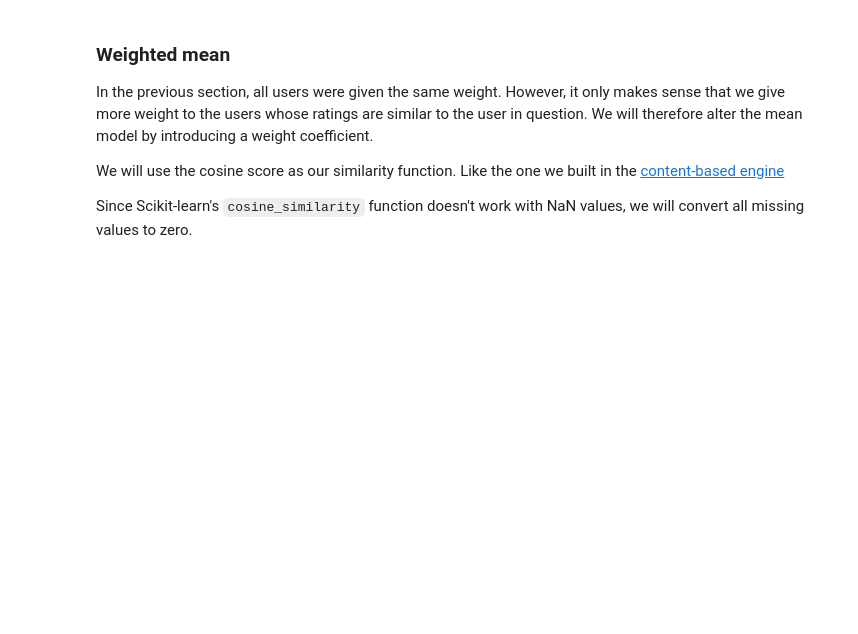
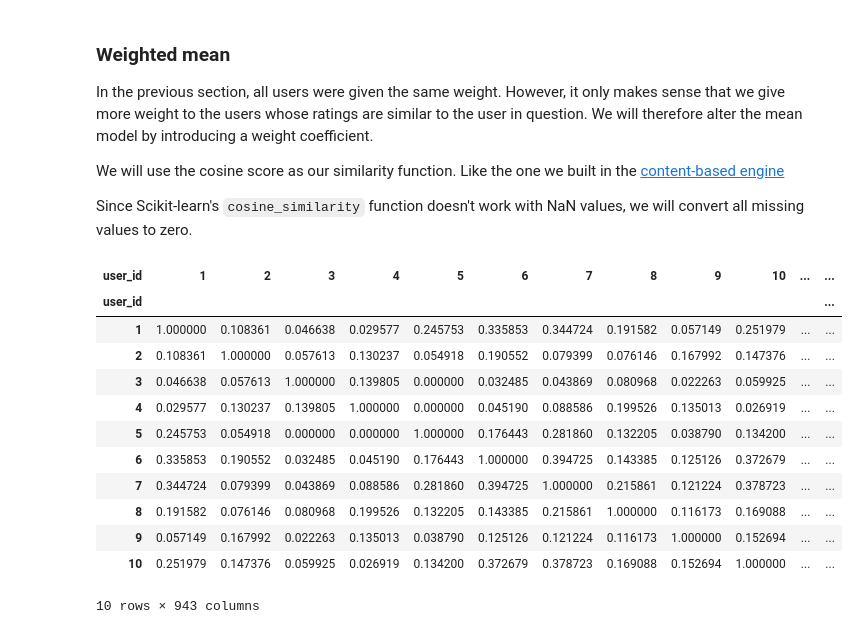
Before and after one commit to CKawara/Recommendation-Systems-with-Python, a Jupyter notebook: Collaborative-Filtering/Collaborative-Filtering.ipynb, the cells around one changed output. Drawn from its saved outputs; the diff is of its cells as text; code cells hidden in the pictures; blank space fills up the shorter version.

Commit message:
create cosine similarity

```diff
--- a/Collaborative-Filtering/Collaborative-Filtering.ipynb
+++ b/Collaborative-Filtering/Collaborative-Filtering.ipynb
@@ -171,3 +171,31 @@ In the previous section, all users were given the same weight. However, it only
 We will use the cosine score as our similarity function. Like the one we built in the [content-based engine](../Content-Based-Recommenders/Content-Based.ipynb)
 
 Since Scikit-learn's `cosine_similarity` function doesn't work with NaN values, we will convert all missing values to zero.
+# %%
+# create dummy ratings matrix with all null values imputed to 0
+r_matrix_dummy = r_matrix.copy().fillna(0)
+
+# import cosine_score
+from sklearn.metrics.pairwise import cosine_similarity
+
+# compute the cosine similarity matrix using the dummy ratings matrix
+cosine_sim = cosine_similarity(r_matrix_dummy, r_matrix_dummy)
+
+# convert into pandas df
+cosine_sim = pd.DataFrame(cosine_sim, index = r_matrix.index, columns=r_matrix.index)
+
+cosine_sim.head(10)
+# %% [output]
+| user_id | 1 | 2 | 3 | 4 | 5 | 6 | 7 | 8 | 9 | 10 | ... | ... |
+| user_id |  |  |  |  |  |  |  |  |  |  |  | ... |
+| 1 | 1.000000 | 0.108361 | 0.046638 | 0.029577 | 0.245753 | 0.335853 | 0.344724 | 0.191582 | 0.057149 | 0.251979 | ... | ... |
+| 2 | 0.108361 | 1.000000 | 0.057613 | 0.130237 | 0.054918 | 0.190552 | 0.079399 | 0.076146 | 0.167992 | 0.147376 | ... | ... |
+| 3 | 0.046638 | 0.057613 | 1.000000 | 0.139805 | 0.000000 | 0.032485 | 0.043869 | 0.080968 | 0.022263 | 0.059925 | ... | ... |
+| 4 | 0.029577 | 0.130237 | 0.139805 | 1.000000 | 0.000000 | 0.045190 | 0.088586 | 0.199526 | 0.135013 | 0.026919 | ... | ... |
+| 5 | 0.245753 | 0.054918 | 0.000000 | 0.000000 | 1.000000 | 0.176443 | 0.281860 | 0.132205 | 0.038790 | 0.134200 | ... | ... |
+| 6 | 0.335853 | 0.190552 | 0.032485 | 0.045190 | 0.176443 | 1.000000 | 0.394725 | 0.143385 | 0.125126 | 0.372679 | ... | ... |
+| 7 | 0.344724 | 0.079399 | 0.043869 | 0.088586 | 0.281860 | 0.394725 | 1.000000 | 0.215861 | 0.121224 | 0.378723 | ... | ... |
+| 8 | 0.191582 | 0.076146 | 0.080968 | 0.199526 | 0.132205 | 0.143385 | 0.215861 | 1.000000 | 0.116173 | 0.169088 | ... | ... |
+| 9 | 0.057149 | 0.167992 | 0.022263 | 0.135013 | 0.038790 | 0.125126 | 0.121224 | 0.116173 | 1.000000 | 0.152694 | ... | ... |
+| 10 | 0.251979 | 0.147376 | 0.059925 | 0.026919 | 0.134200 | 0.372679 | 0.378723 | 0.169088 | 0.152694 | 1.000000 | ... | ... |
+10 rows × 943 columns
```
